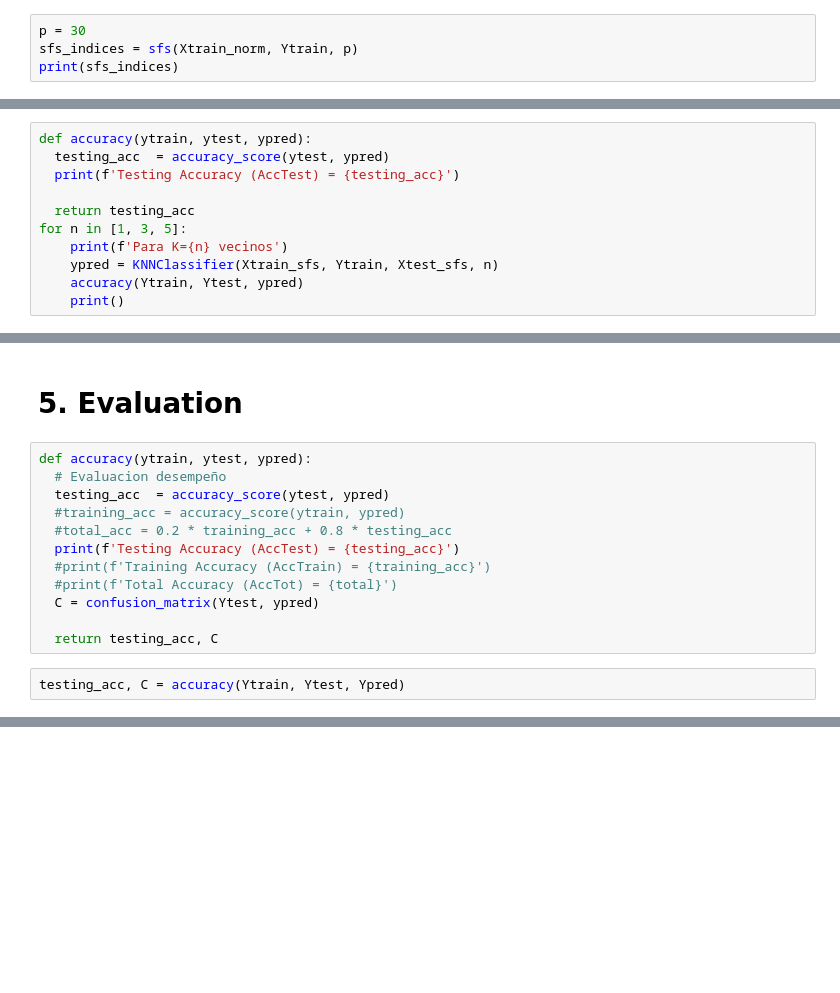
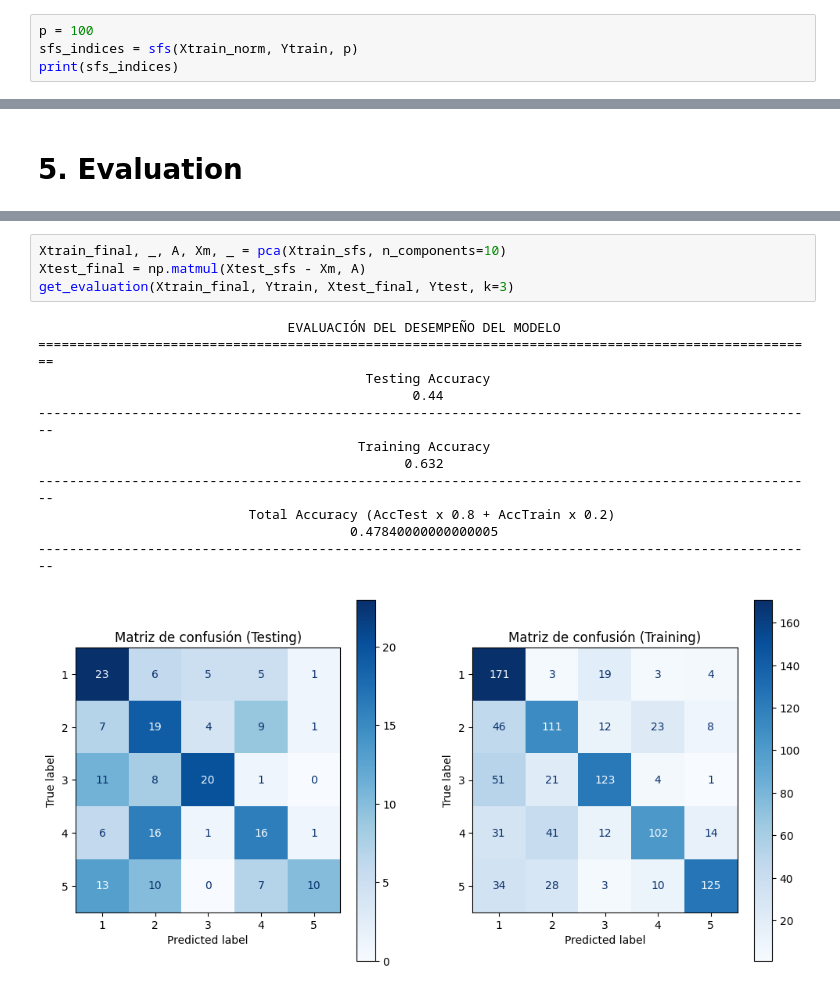
Before and after one commit to pedrozavalat/iic3724-tareas, a Jupyter notebook: T2/T2_PedroPabloZavalaTejos.ipynb, the cells around one changed output, grey strips where cells are left out. Saved outputs shown, nothing was run; the diff lists cells and outputs as text; blank space fills up the shorter version.

Commit message:
feat: accuracy upgrade = 47.8% 🎉

```diff
--- a/T2/T2_PedroPabloZavalaTejos.ipynb
+++ b/T2/T2_PedroPabloZavalaTejos.ipynb
@@ -531,5 +529,5 @@ Primero seleccionaremos las mejores 30 caracteristicas utilizando el algoritmo S
 # %%
-p = 30
+p = 100
 sfs_indices = sfs(Xtrain_norm, Ytrain, p)
 print(sfs_indices)
 # %% [output]
@@ -564,11 +562,0 @@ def KNNClassifier(Xtrain,ytrain,Xtest,K):
-# %%
-def accuracy(ytrain, ytest, ypred):
-  testing_acc  = accuracy_score(ytest, ypred)
-  print(f'Testing Accuracy (AccTest) = {testing_acc}')
-
-  return testing_acc
-for n in [1, 3, 5]:
-    print(f'Para K={n} vecinos')
-    ypred = KNNClassifier(Xtrain_sfs, Ytrain, Xtest_sfs, n)
-    accuracy(Ytrain, Ytest, ypred)
-    print()
@@ -591,16 +590,2 @@ Entrenando con 1000 muestras y probando con 200 muestras
 # %% [markdown]
 # 5. Evaluation
-# %%
-def accuracy(ytrain, ytest, ypred):
-  # Evaluacion desempeño
-  testing_acc  = accuracy_score(ytest, ypred)
-  #training_acc = accuracy_score(ytrain, ypred)
-  #total_acc = 0.2 * training_acc + 0.8 * testing_acc
-  print(f'Testing Accuracy (AccTest) = {testing_acc}')
-  #print(f'Training Accuracy (AccTrain) = {training_acc}')
-  #print(f'Total Accuracy (AccTot) = {total}')
-  C = confusion_matrix(Ytest, ypred)
-
-  return testing_acc, C
-# %%
-testing_acc, C = accuracy(Ytrain, Ytest, Ypred)
@@ -613,0 +639,17 @@ heatmap(C, cmap='YlGnBu')
+# %%
+Xtrain_final, _, A, Xm, _ = pca(Xtrain_sfs, n_components=10)
+Xtest_final = np.matmul(Xtest_sfs - Xm, A)
+get_evaluation(Xtrain_final, Ytrain, Xtest_final, Ytest, k=3)
+# %% [output]
+                                EVALUACIÓN DEL DESEMPEÑO DEL MODELO
+====================================================================================================
+                                          Testing Accuracy
+                                                0.44
+----------------------------------------------------------------------------------------------------
+                                         Training Accuracy
+                                               0.632
+----------------------------------------------------------------------------------------------------
+                           Total Accuracy (AccTest x 0.8 + AccTrain x 0.2)
+                                        0.47840000000000005
+----------------------------------------------------------------------------------------------------
+[figure, added]
```
Also changed, not shown: parts of 14 cells of this notebook.
